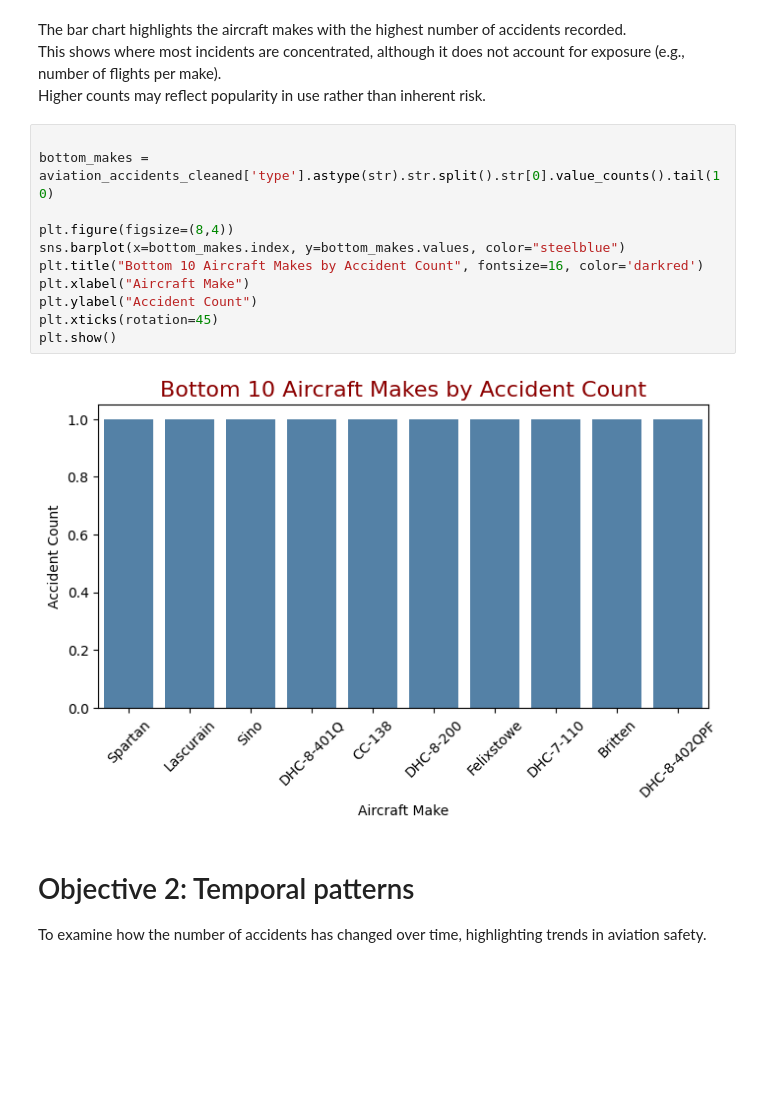
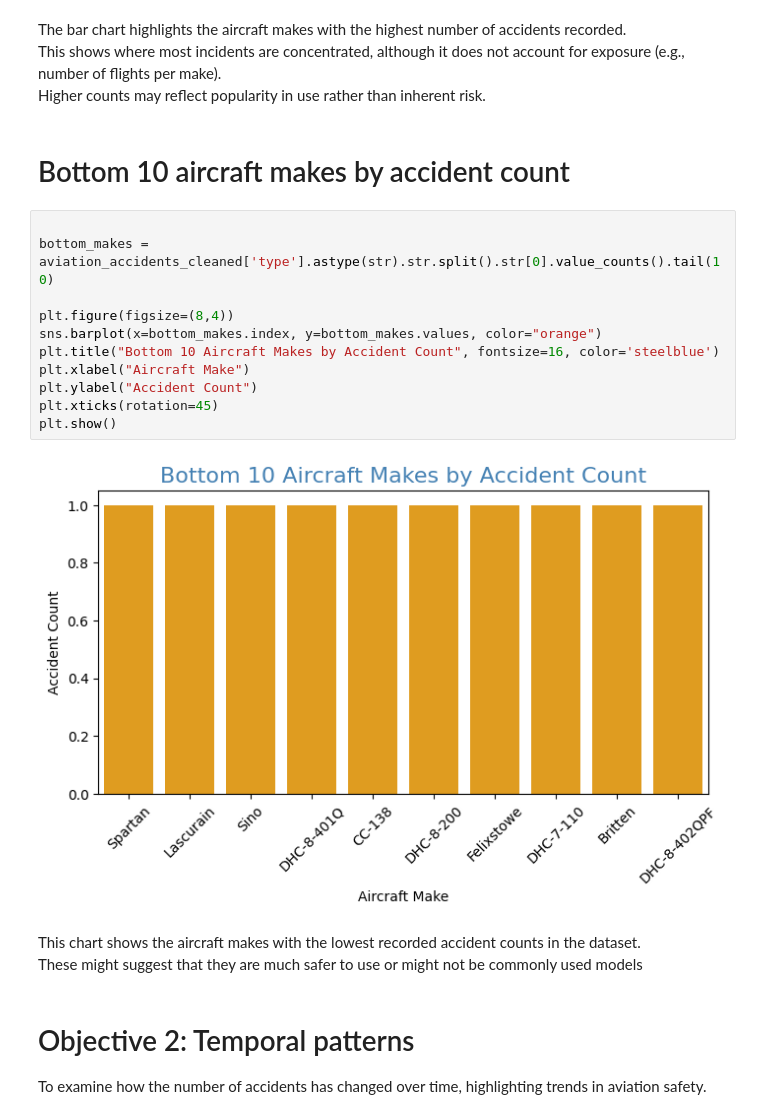
Before and after one commit to Kaks753/Projects, a Jupyter notebook: aviation_accidents.ipynb, the cells around one changed output. Cells and saved outputs as stored; diff of their text form; blank space fills up the shorter version.

Commit message:
Revised visuals and improved recommendations

```diff
--- a/aviation_accidents.ipynb
+++ b/aviation_accidents.ipynb
@@ -329,19 +329,24 @@ plt.show()
 The bar chart highlights the aircraft makes with the highest number of accidents recorded.
 This shows where most incidents are concentrated, although it does not account for exposure (e.g., number of flights per make).
 Higher counts may reflect popularity in use rather than inherent risk.
+# %% [markdown]
+# Bottom 10 aircraft makes by accident count
 # %%
 
 bottom_makes = aviation_accidents_cleaned['type'].astype(str).str.split().str[0].value_counts().tail(10)
 
 plt.figure(figsize=(8,4))
-sns.barplot(x=bottom_makes.index, y=bottom_makes.values, color="steelblue")
-plt.title("Bottom 10 Aircraft Makes by Accident Count", fontsize=16, color='darkred')
+sns.barplot(x=bottom_makes.index, y=bottom_makes.values, color="orange")
+plt.title("Bottom 10 Aircraft Makes by Accident Count", fontsize=16, color='steelblue')
 plt.xlabel("Aircraft Make")
 plt.ylabel("Accident Count")
 plt.xticks(rotation=45)
 plt.show()
 # %% [output]
-[figure, old version]
+[figure, new version]
+# %% [markdown]
+This chart shows the aircraft makes with the lowest recorded accident counts in the dataset.
+These might suggest that they are much safer to use or might not be commonly used models
 # %% [markdown]
 # Objective 2: Temporal patterns
 
```
Also changed, not shown: parts of 3 cells of this notebook.
